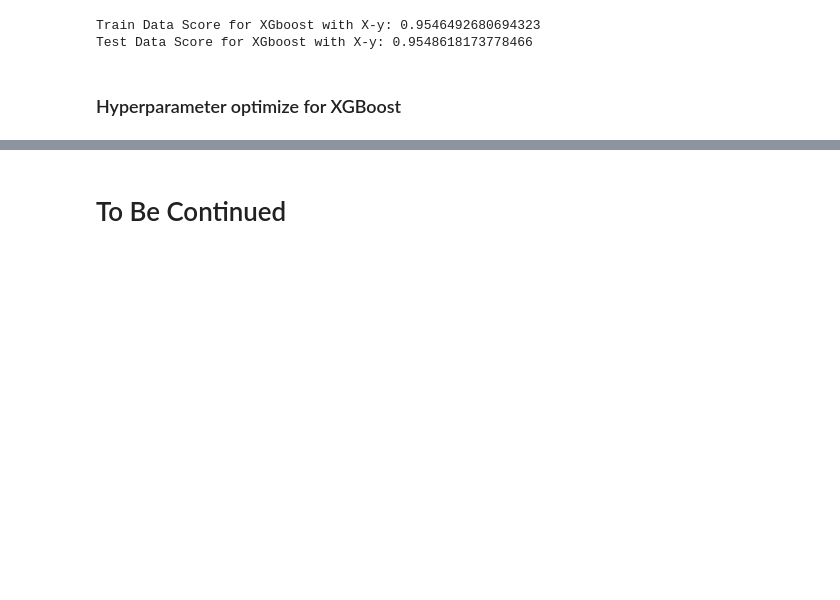
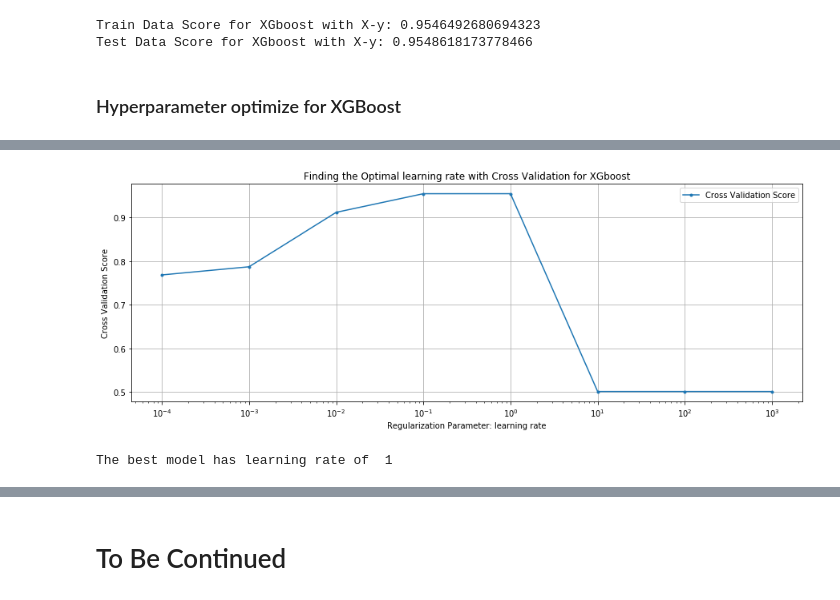
Before and after one commit to terrancexia/Home-Credit-Default-Risk-, a Jupyter notebook: Home Credit Default Risk.ipynb, the cells around one changed output, grey strips where cells are left out. Drawn from its saved outputs; the diff is of its cells as text; code cells hidden in the pictures; blank space fills up the shorter version.

```diff
--- a/Home Credit Default Risk.ipynb
+++ b/Home Credit Default Risk.ipynb
@@ -1791,0 +1823,35 @@ I will use GridSearchCV to optimize the following parameters:
+# %%
+# use cv to narrow down learning rate
+
+#create empty list for xg cv score
+cv_score1_xg = []
+
+#create range for n_estimators
+learning = [0.0001,0.001,0.01,0.1,1,10,100,1000]
+
+#Using for loops to create the iteration for 3 fold
+for l in learning:
+    #Initiate XGboost
+    xg3 = XGBClassifier(learning_rate=l, n_jobs=-1)
+    #Fit model on 3 folds.
+    score1_xg = cross_val_score(xg3, X_train, y_train, cv = 3).mean()
+    cv_score1_xg.append(score1_xg)
+# %%
+#visulize the cv score
+plt.figure(figsize=(15,5))
+plt.plot(learning, cv_score1_xg, label='Cross Validation Score', marker='.')
+plt.legend()
+plt.xlabel('Regularization Parameter: learning rate')
+plt.xticks(learning)
+plt.xscale('log')
+plt.ylabel('Cross Validation Score')
+plt.title('Finding the Optimal learning rate with Cross Validation for XGboost')
+plt.grid()
+plt.show()
+
+which_max = np.array(cv_score1_xg).argmax()
+
+print("The best model has learning rate of ",learning[which_max])
+# %% [output]
+[figure, added]
+The best model has learning rate of  1
```
Also changed, not shown: parts of 28 cells of this notebook.
